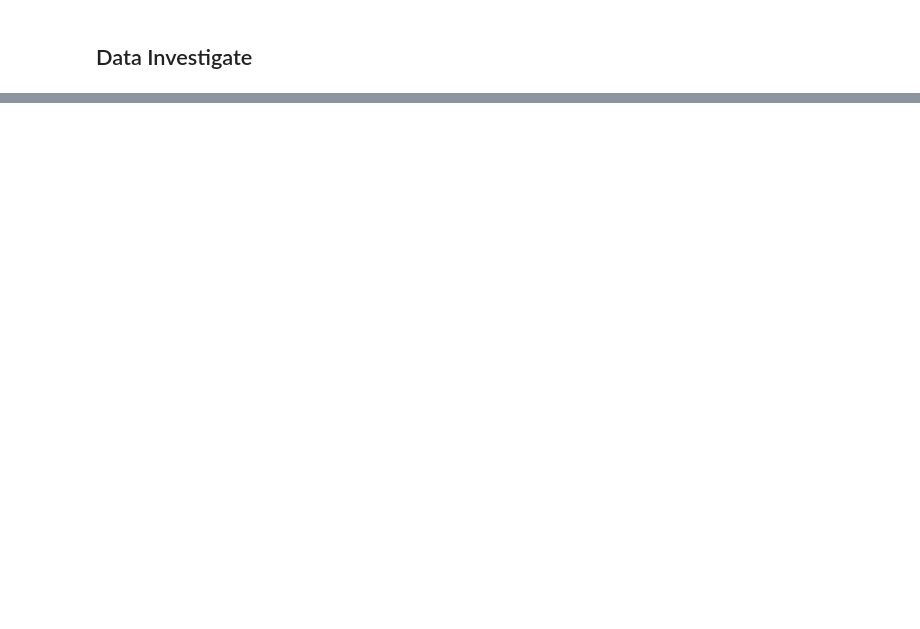
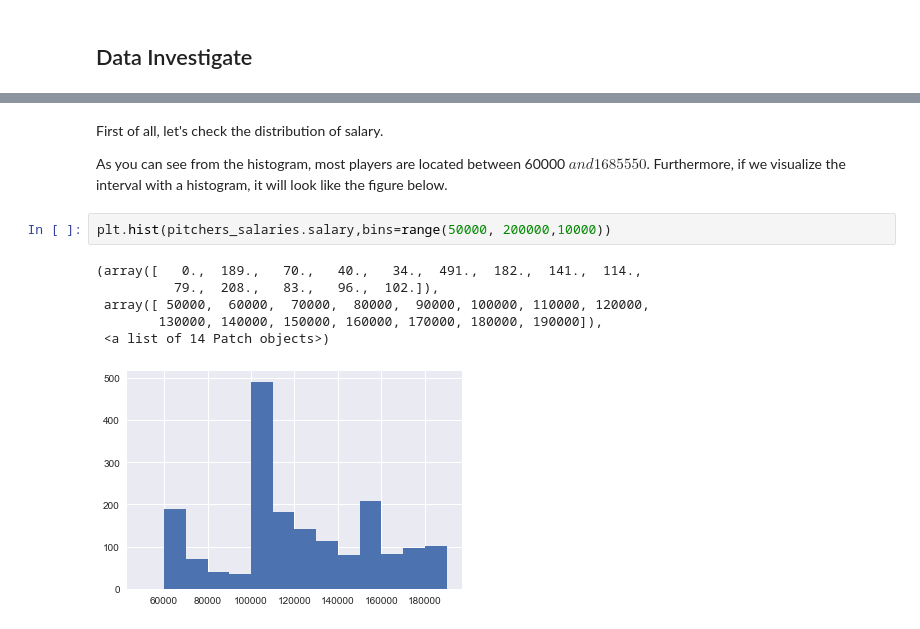
Before and after one commit to lasershow/DataAnalystNanodegree, a Jupyter notebook: investigate_a_dataset/Investigates_Dataset.ipynb, the cells around one changed output, grey strips where cells are left out. Cells and saved outputs as stored; diff of their text form; blank space fills up the shorter version.

```diff
--- a/investigate_a_dataset/Investigates_Dataset.ipynb
+++ b/investigate_a_dataset/Investigates_Dataset.ipynb
@@ -360 +303,15 @@ print(hitters_salaries.shape)
+# %% [markdown]
+First of all, let's check the distribution of salary.
+
+As you can see from the histogram, most players are located between 60000 $ and 1685550 $.
+Furthermore, if we visualize the interval with a histogram, it will look like the figure below.
+# %%
+plt.hist(pitchers_salaries.salary,bins=range(50000, 200000,10000))
+# %% [output]
+(array([   0.,  189.,   70.,   40.,   34.,  491.,  182.,  141.,  114.,
+          79.,  208.,   83.,   96.,  102.]),
+ array([ 50000,  60000,  70000,  80000,  90000, 100000, 110000, 120000,
+        130000, 140000, 150000, 160000, 170000, 180000, 190000]),
+ <a list of 14 Patch objects>)
+[figure, added]
 # %%
```
Also changed, not shown: parts of 44 cells of this notebook.
